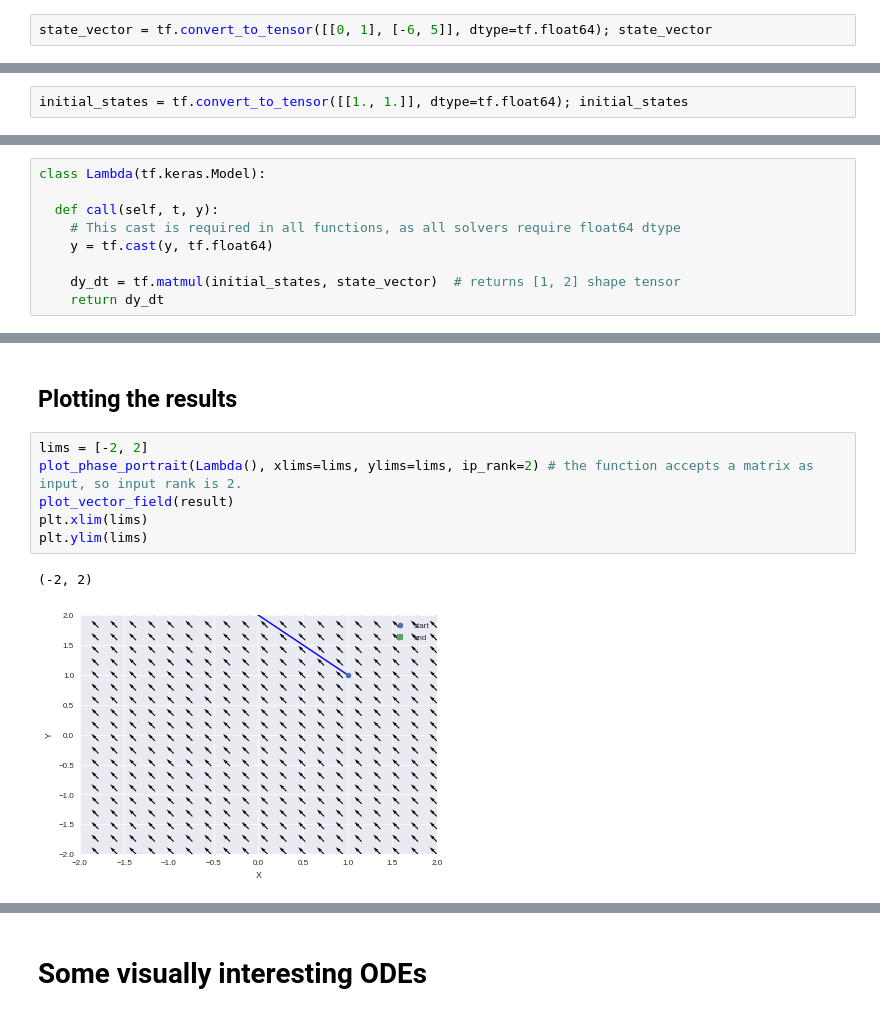
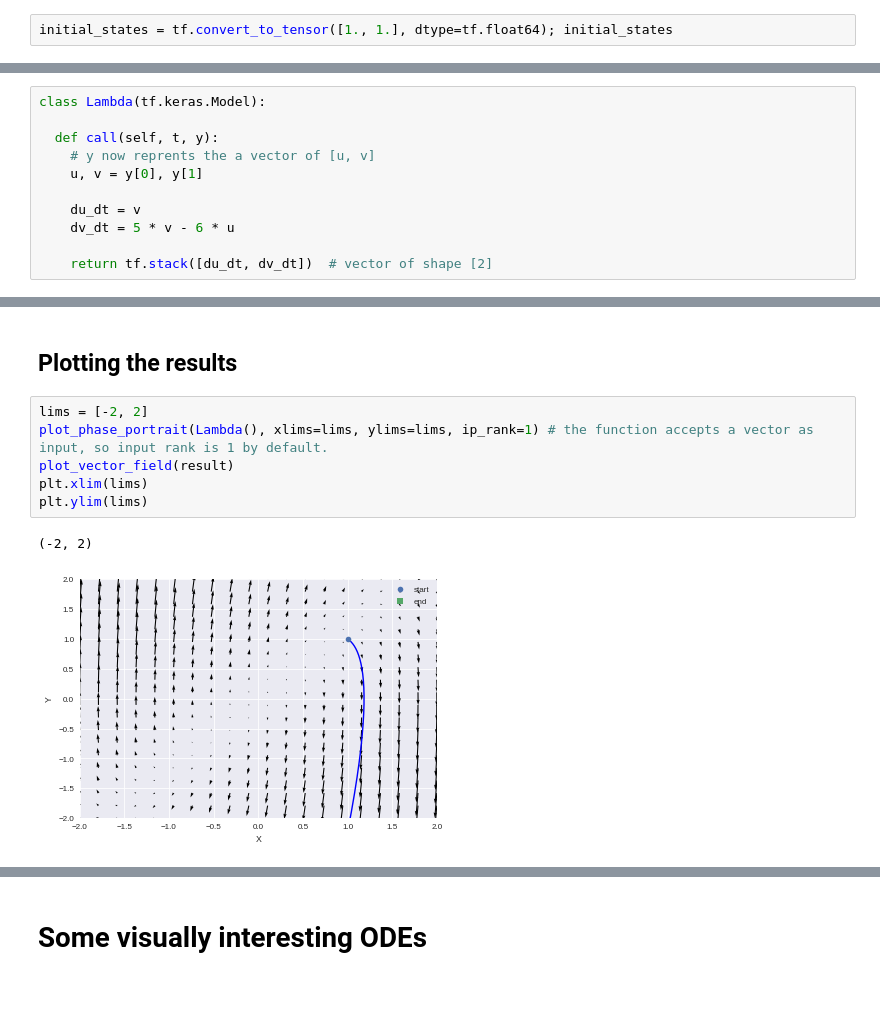
Before and after one commit to titu1994/tfdiffeq, a Jupyter notebook: examples/ode_usage.ipynb, the cells around one changed output, grey strips where cells are left out. Drawn from its saved outputs; the diff is of its cells as text.

```diff
--- a/examples/ode_usage.ipynb
+++ b/examples/ode_usage.ipynb
@@ -98,3 +85,3 @@ v
 # %%
-state_vector = tf.convert_to_tensor([[0, 1], [-6, 5]], dtype=tf.float64); state_vector
+initial_states = tf.convert_to_tensor([1., 1.], dtype=tf.float64); initial_states
 # %% [output]
@@ -106,2 +88,0 @@ array([[ 0.,  1.],
-# %%
-initial_states = tf.convert_to_tensor([[1., 1.]], dtype=tf.float64); initial_states
@@ -118,9 +94,0 @@ TensorShape([Dimension(1000)])
-# %%
-class Lambda(tf.keras.Model):
-
-  def call(self, t, y):
-    # This cast is required in all functions, as all solvers require float64 dtype
-    y = tf.cast(y, tf.float64)
-
-    dy_dt = tf.matmul(initial_states, state_vector)  # returns [1, 2] shape tensor
-    return dy_dt
@@ -127 +99,12 @@ class Lambda(tf.keras.Model):
+# %%
+class Lambda(tf.keras.Model):
+
+  def call(self, t, y):
+    # y now reprents the a vector of [u, v]
+    u, v = y[0], y[1]
+
+    du_dt = v
+    dv_dt = 5 * v - 6 * u
+
+    return tf.stack([du_dt, dv_dt])  # vector of shape [2]
 # %% [markdown]
@@ -141,10 +124,10 @@ Wall time: 600 ms
 ## Plotting the results
 # %%
 lims = [-2, 2]
-plot_phase_portrait(Lambda(), xlims=lims, ylims=lims, ip_rank=2) # the function accepts a matrix as input, so input rank is 2.
+plot_phase_portrait(Lambda(), xlims=lims, ylims=lims, ip_rank=1) # the function accepts a vector as input, so input rank is 1 by default.
 plot_vector_field(result)
 plt.xlim(lims)
 plt.ylim(lims)
 # %% [output]
 (-2, 2)
-[figure, old version]
+[figure, new version]
```
Also changed, not shown: parts of 63 cells of this notebook.
